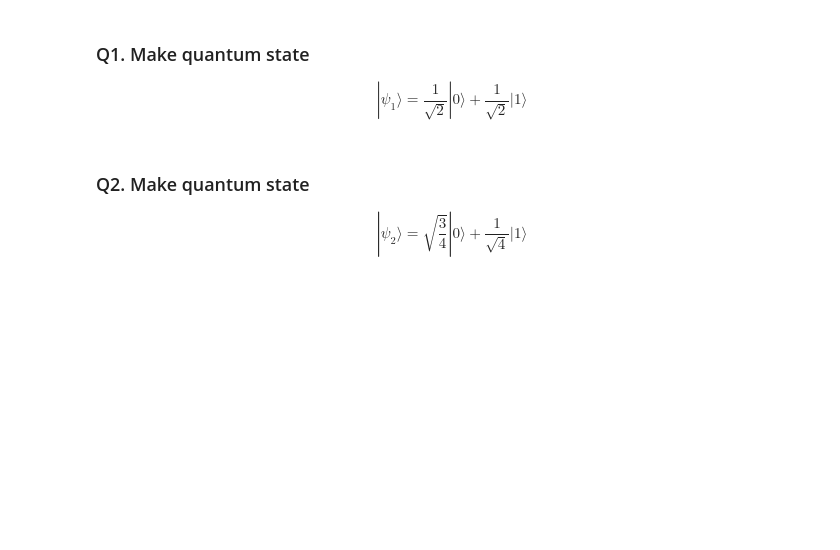
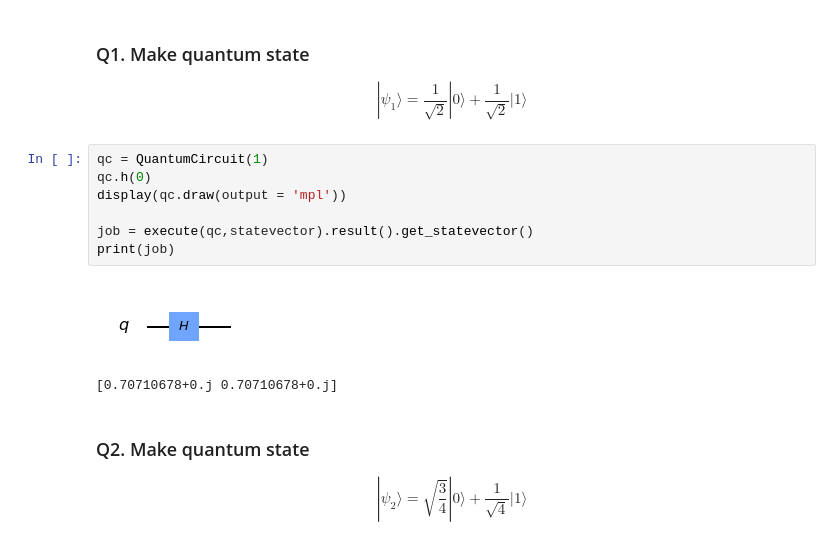
Before and after one commit to Chibikuri/Assignment, a Jupyter notebook: 1.one_qubit/Notebook.ipynb, the cells around one changed output. Drawn from its saved outputs; the diff is of its cells as text; blank space fills up the shorter version.

```diff
--- a/1.one_qubit/Notebook.ipynb
+++ b/1.one_qubit/Notebook.ipynb
@@ -15,6 +16,16 @@ qasm_simulator = Aer.get_backend("qasm_simulator")
 ### Q1. Make quantum state
 
 $$|\psi_1\rangle = \frac{1}{\sqrt{2}}|0\rangle + \frac{1}{\sqrt{2}}|1\rangle$$
+# %%
+qc = QuantumCircuit(1)
+qc.h(0)
+display(qc.draw(output = 'mpl'))
+
+job = execute(qc,statevector).result().get_statevector()
+print(job)
+# %% [output]
+[figure, added]
+[0.70710678+0.j 0.70710678+0.j]
 # %% [markdown]
 ### Q2. Make quantum state
 
```
Also changed, not shown: parts of 10 cells of this notebook, 2 other files.
